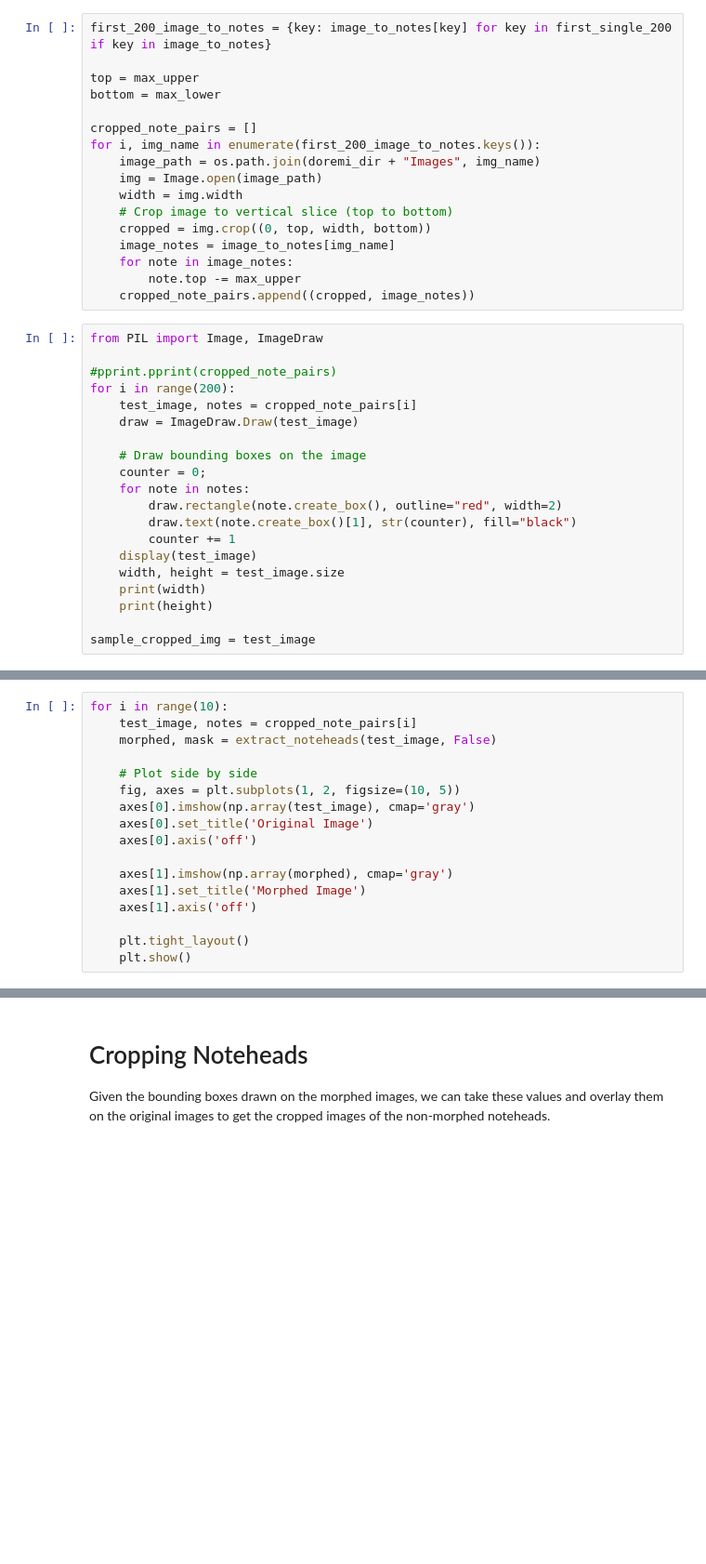
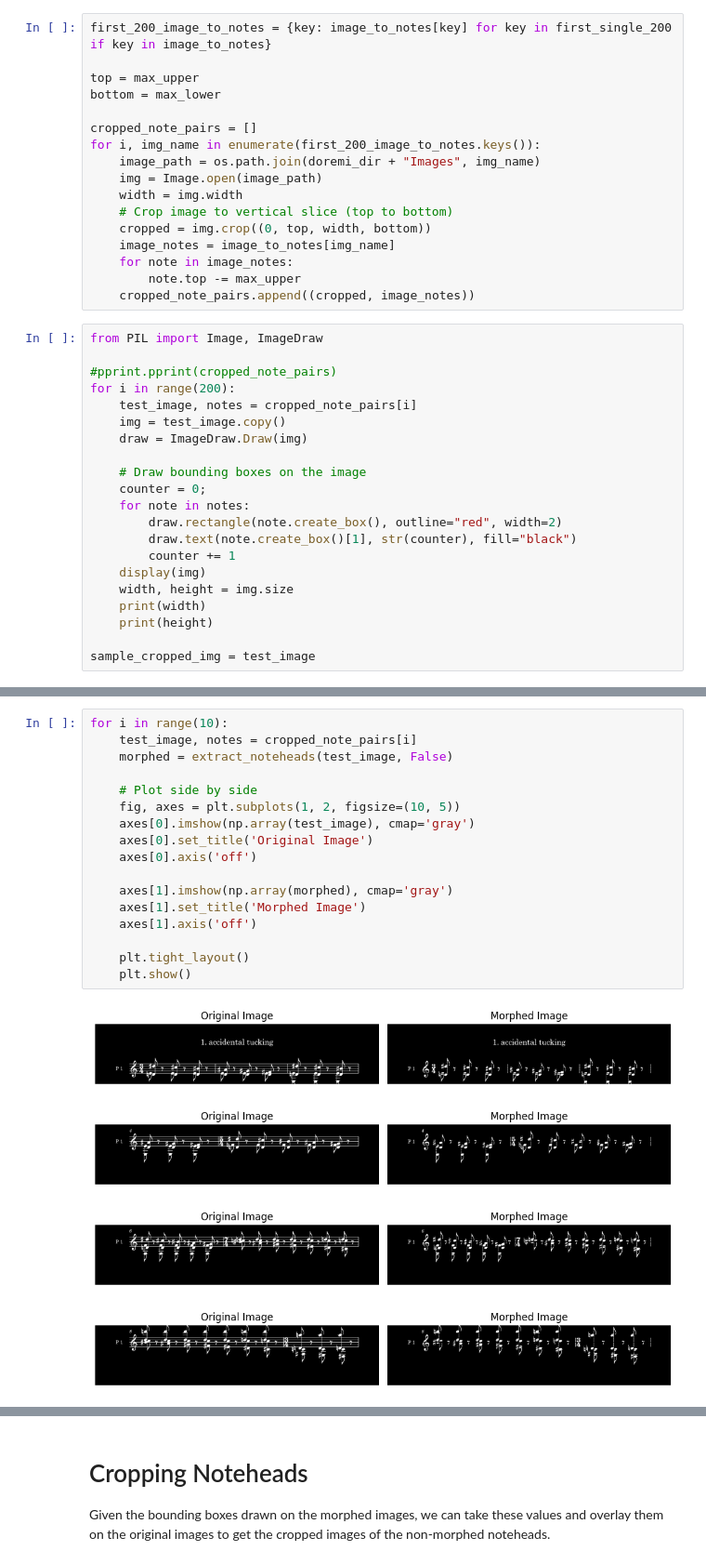
Before and after one commit to austinliu05/brown-dl-s25-final-project, a Jupyter notebook: brown-s25-final-project.ipynb, the cells around one changed output, grey strips where cells are left out. Shown at 93% size. Cells and saved outputs as stored; diff of their text form; blank space fills up the shorter version.

```diff
--- a/brown-s25-final-project.ipynb
+++ b/brown-s25-final-project.ipynb
@@ -391,7 +388,8 @@ from PIL import Image, ImageDraw
 #pprint.pprint(cropped_note_pairs)
 for i in range(200):
     test_image, notes = cropped_note_pairs[i]
-    draw = ImageDraw.Draw(test_image)
+    img = test_image.copy()
+    draw = ImageDraw.Draw(img)
 
     # Draw bounding boxes on the image
     counter = 0;
@@ -399,8 +397,8 @@ for i in range(200):
         draw.rectangle(note.create_box(), outline="red", width=2)
         draw.text(note.create_box()[1], str(counter), fill="black")
         counter += 1
-    display(test_image)
-    width, height = test_image.size
+    display(img)
+    width, height = img.size
     print(width)
     print(height)
 
@@ -477,17 +489,22 @@ def extract_noteheads(img_path, debug: bool) -> np.ndarray:
 # %%
 for i in range(10):
     test_image, notes = cropped_note_pairs[i]
-    morphed, mask = extract_noteheads(test_image, False)
+    morphed = extract_noteheads(test_image, False)
 
     # Plot side by side
     fig, axes = plt.subplots(1, 2, figsize=(10, 5))
     axes[0].imshow(np.array(test_image), cmap='gray')
     axes[0].set_title('Original Image')
     axes[0].axis('off')
 
     axes[1].imshow(np.array(morphed), cmap='gray')
     axes[1].set_title('Morphed Image')
     axes[1].axis('off')
 
     plt.tight_layout()
     plt.show()
+# %% [output]
+[figure, added]
+[figure, added]
+[figure, added]
+[figure, added]
```
Also changed, not shown: parts of 7 cells of this notebook.
